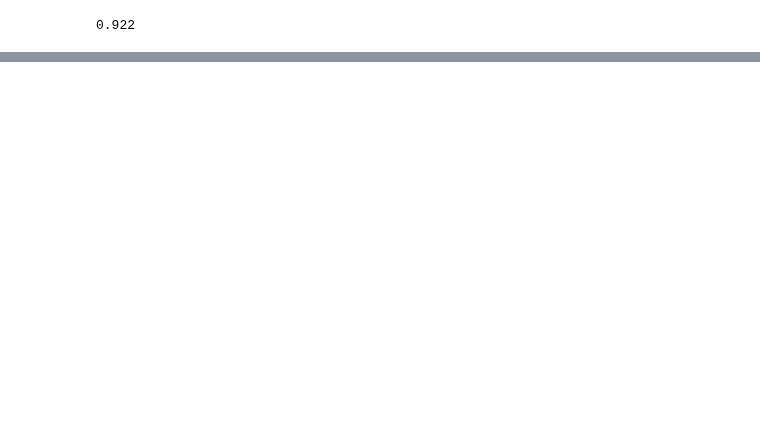
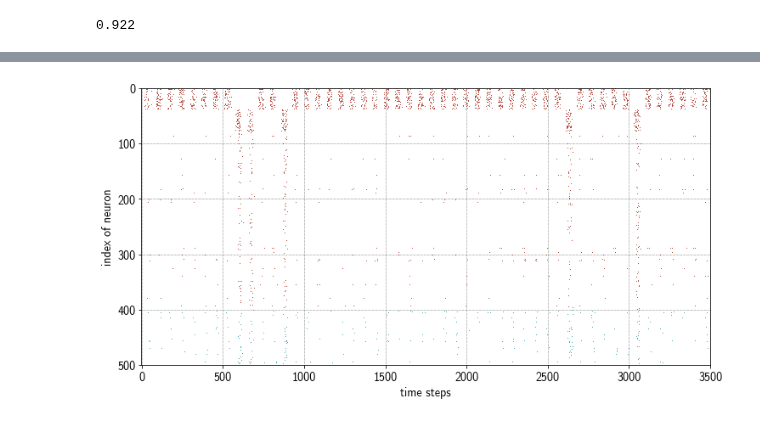
Before and after one commit to sagacitysite/pelenet, a Jupyter notebook: assemblies.ipynb, the cells around one changed output, grey strips where cells are left out. Saved outputs shown, nothing was run; the diff lists cells and outputs as text; code cells hidden in the pictures; blank space fills up the shorter version.

Commit message:
assembly experiment completed

```diff
--- a/assemblies.ipynb
+++ b/assemblies.ipynb
@@ -90,0 +99,9 @@ exp.net.plot.weightsSortedBySupport(supportMask)
+# %%
+# New parameters
+newParameters = {
+    **parameters,
+    'inputVaryProbs': [0.9, 0.1]
+}
+# %%
+# Initilizes a second experiment
+exp2 = AssemblyExperiment(name='assemblies-retrain', parameters=newParameters)
@@ -90,0 +115,3 @@ exp.net.plot.weightsSortedBySupport(supportMask)
+# %%
+# Run network
+exp2.run()
@@ -90,0 +136,5 @@ exp.net.plot.weightsSortedBySupport(supportMask)
+# %%
+# Plot spike trains of the excitatory (red) and inhibitory (blue) neurons
+exp2.net.plot.reservoirSpikeTrain(figsize=(12,6))
+# %% [output]
+[figure, added]
```
Also changed, not shown: parts of 13 cells of this notebook, 5 other files.
